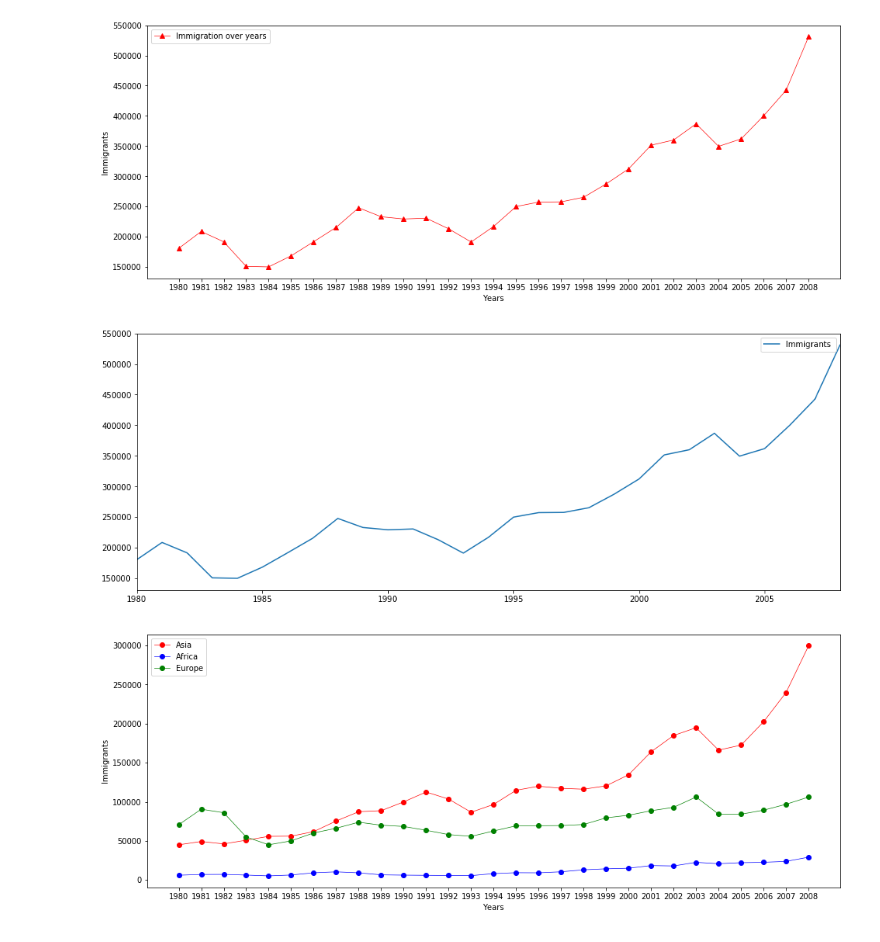
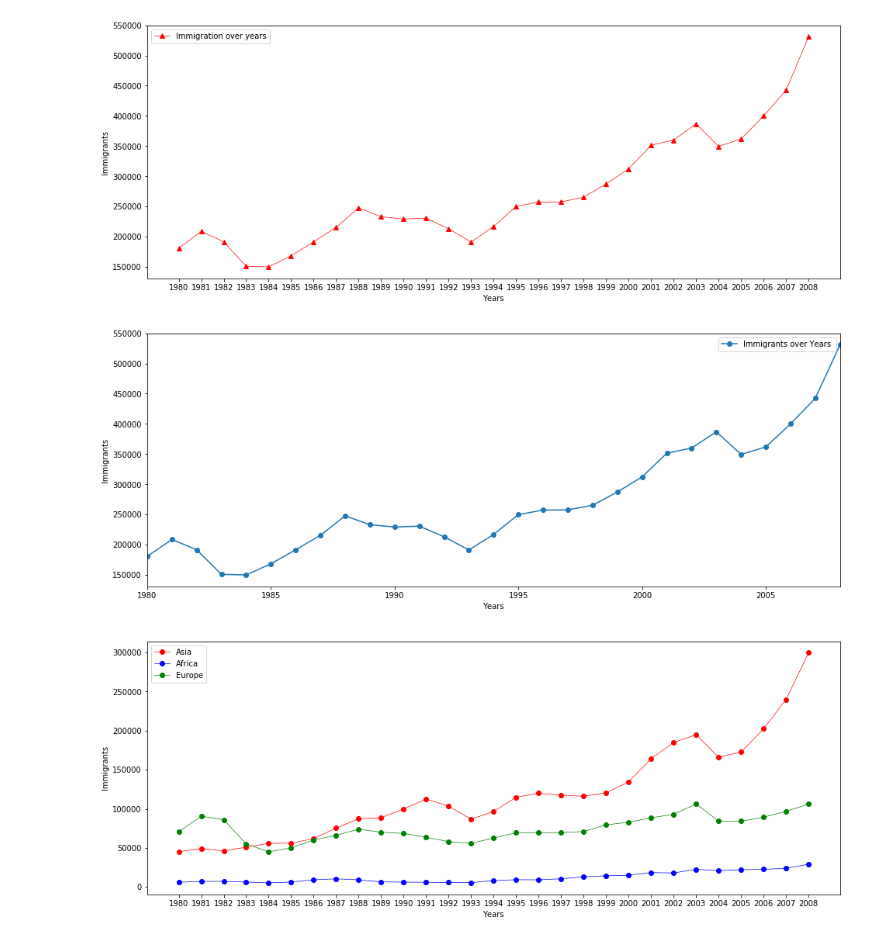
Before and after one commit to leangaurav/weekday2019_09_05, a Jupyter notebook: Assignments/Megha/AustraliaImmigrantsMatplotlib.ipynb, the cells around one changed output. Saved outputs shown, nothing was run; the diff lists cells and outputs as text; code cells hidden in the pictures.

```diff
--- a/Assignments/Megha/AustraliaImmigrantsMatplotlib.ipynb
+++ b/Assignments/Megha/AustraliaImmigrantsMatplotlib.ipynb
@@ -93,12 +108,15 @@ plt.show()
 # %%
 #Using pandas
 
 
-trend_df = pd.DataFrame({'Immigrants ': trend_im})
-trend_df.plot.line(figsize = (16,6))
+trend_df = pd.DataFrame({'Immigrants over Years ': trend_im})
+trend_df.plot.line(marker = 'o', figsize = (16,6)) #Can use trend_im.plot_line() also
+plt.xlabel('Years')
+plt.ylabel('Immigrants')
+plt.legend()
 plt.show()
 # %% [output]
-[figure, old version]
+[figure, new version]
 # %%
 # Compare Immigration Trend for Asia, Africa and Europe AreaName (Use Line plot).
 
```
Also changed, not shown: parts of 12 cells of this notebook.
